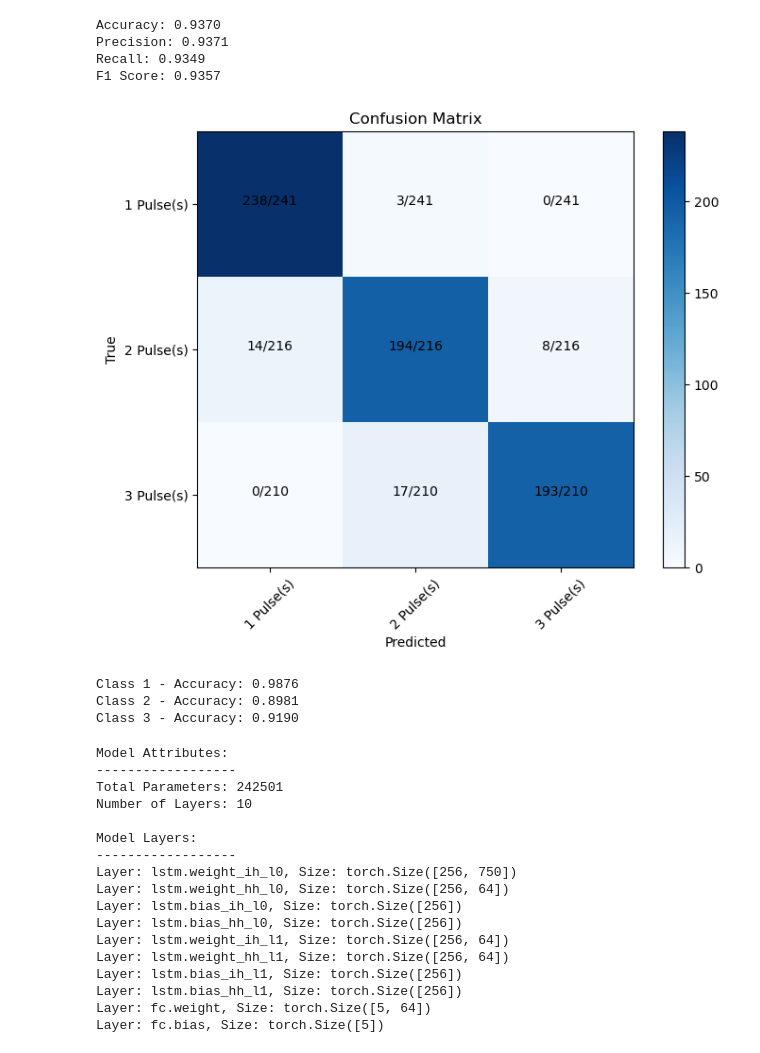
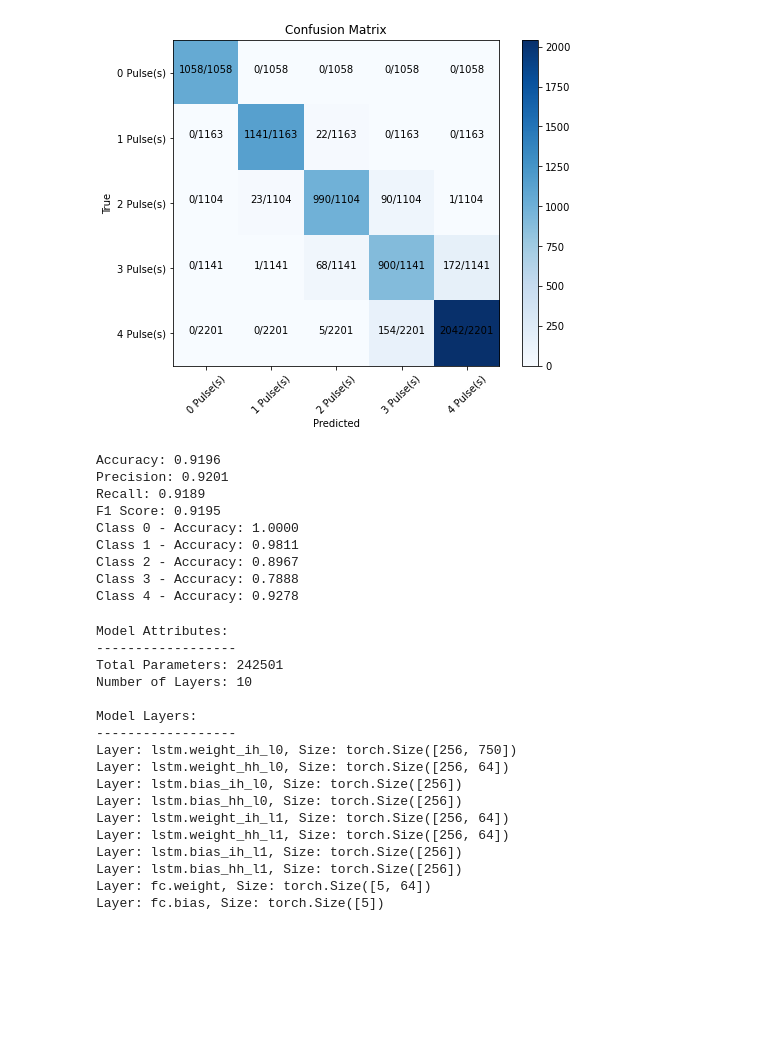
Before and after one commit to jhirschm/cookiebox_simulation, a Jupyter notebook: src/LSTM_Classifier_numPulsePrediction.ipynb, the cells around one changed output. Drawn from its saved outputs; the diff is of its cells as text; code cells hidden in the pictures; blank space fills up the shorter version.

```diff
--- a/src/LSTM_Classifier_numPulsePrediction.ipynb
+++ b/src/LSTM_Classifier_numPulsePrediction.ipynb
@@ -323,6 +375,6 @@ torch.save(model.state_dict(), 'lstm_npulses_model_temp.pth')
 # %%
 # Load the trained model
-model.load_state_dict(torch.load('lstm_npulses_model6.pth'))
+model.load_state_dict(torch.load('lstm_npulses_model_largeData_4.pth'))
 model.eval()  # Set the model to evaluation mode
 
 # Lists to store true and predicted values for pulses
@@ -408,14 +451,10 @@ f1 = f1_score(true_pulses, predicted_pulses, average='macro')
 # Confusion matrix
 cm = confusion_matrix(true_pulses, predicted_pulses)
 
-# Print and display metrics
-print(f"Accuracy: {accuracy:.4f}")
-print(f"Precision: {precision:.4f}")
-print(f"Recall: {recall:.4f}")
-print(f"F1 Score: {f1:.4f}")
+
 
 # Create class labels based on the number of classes
-class_labels = [f'{i+1} Pulse(s)' for i in range(num_classes_fromTest)]
+class_labels = [f'{i} Pulse(s)' for i in range(num_classes_fromTest)]
 
 # Plot the confusion matrix with class labels
 plt.figure(figsize=(8, 6))
@@ -433,42 +472,49 @@ for i in range(num_classes_fromTest):
         true_positive = cm[i, j]
         total_instances = cm[i].sum()
         text_label = f"{true_positive}/{total_instances}"
         plt.text(j, i, text_label, horizontalalignment="center", color="black")
 # Add axis labels
 plt.xlabel('Predicted')
 plt.ylabel('True')
 # Display the plot
 plt.show()
 
 # # Compute the confusion matrix for each class
 # for i in range(num_classes):
 #     true_class = [1 if label == i else 0 for label in true_pulses]
 #     predicted_class = [1 if label == i else 0 for label in predicted_pulses]
 #     cm_class = confusion_matrix(true_class, predicted_class)
 
 #     # Calculate accuracy for this class
 #     accuracy_class = np.diag(cm_class).sum() / cm_class.sum()
 
 #     class_name = f"Class {i+1}"
 #     print(f"{class_name} - Accuracy: {accuracy_class:.10f}")
 #     print(f"{class_name} - Confusion Matrix:")
 #     print(cm_class)
+# Print and display metrics
+print(f"Accuracy: {accuracy:.4f}")
+print(f"Precision: {precision:.4f}")
+print(f"Recall: {recall:.4f}")
+print(f"F1 Score: {f1:.4f}")
 for i in range(num_classes_fromTest):
     true_positives = cm[i, i]  # The diagonal of the confusion matrix
     total_instances = np.sum(cm[i, :])  # Total instances in the true class
     accuracy_class = true_positives / total_instances
 
-    class_name = f"Class {i + 1}"
+    class_name = f"Class {i}"
     print(f"{class_name} - Accuracy: {accuracy_class:.4f}")
 # %% [output]
+[figure, new version]
-Accuracy: 0.9370
-Precision: 0.9371
-Recall: 0.9349
-F1 Score: 0.9357
+Accuracy: 0.9196
+Precision: 0.9201
+Recall: 0.9189
+F1 Score: 0.9195
+Class 0 - Accuracy: 1.0000
+Class 1 - Accuracy: 0.9811
+Class 2 - Accuracy: 0.8967
+Class 3 - Accuracy: 0.7888
+Class 4 - Accuracy: 0.9278
-[figure, old version]
-Class 1 - Accuracy: 0.9876
-Class 2 - Accuracy: 0.8981
-Class 3 - Accuracy: 0.9190
 # %%
 # Visualize the model architecture
 from torchviz import make_dot
```
Also changed, not shown: parts of 12 cells of this notebook, 9 other files.
